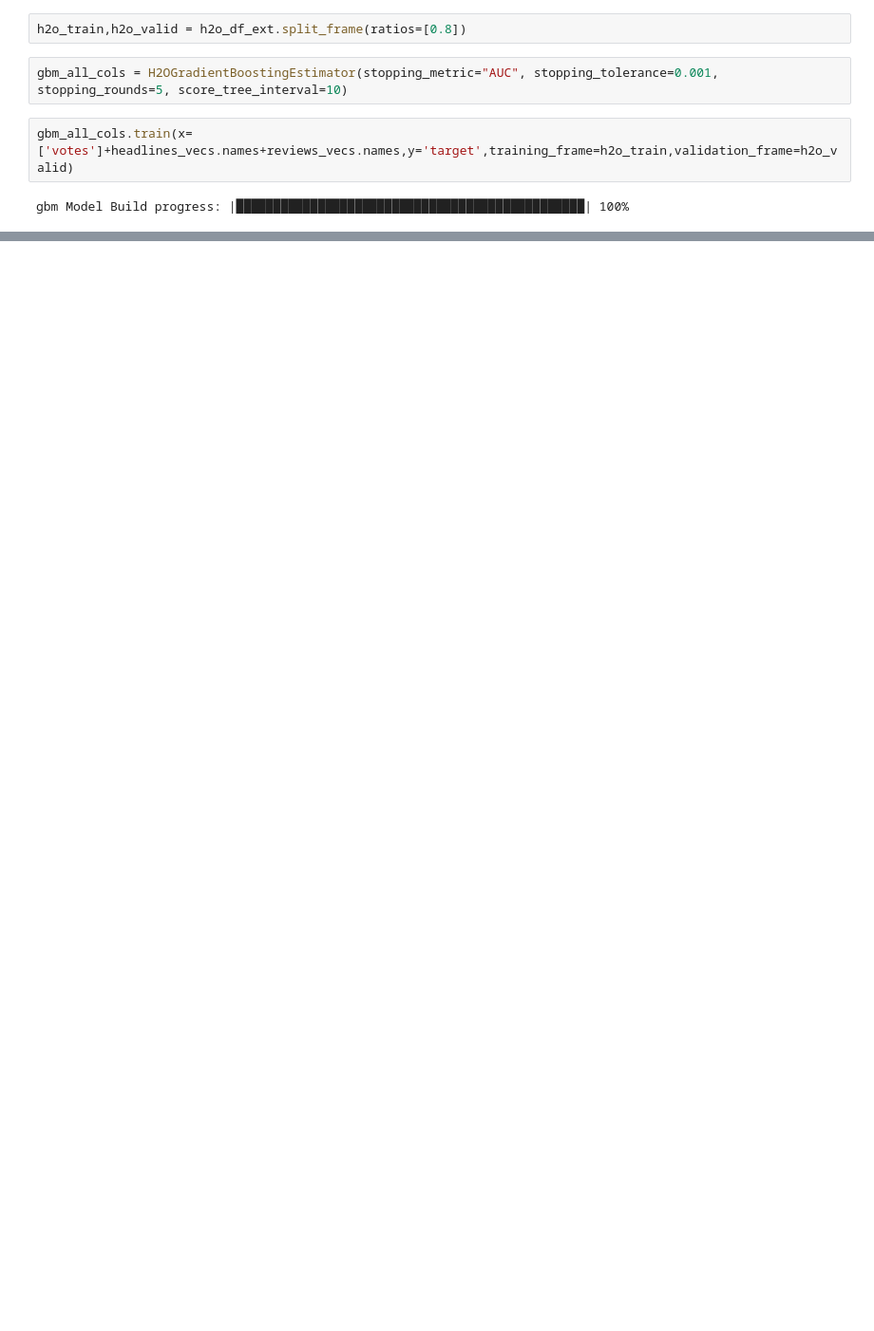
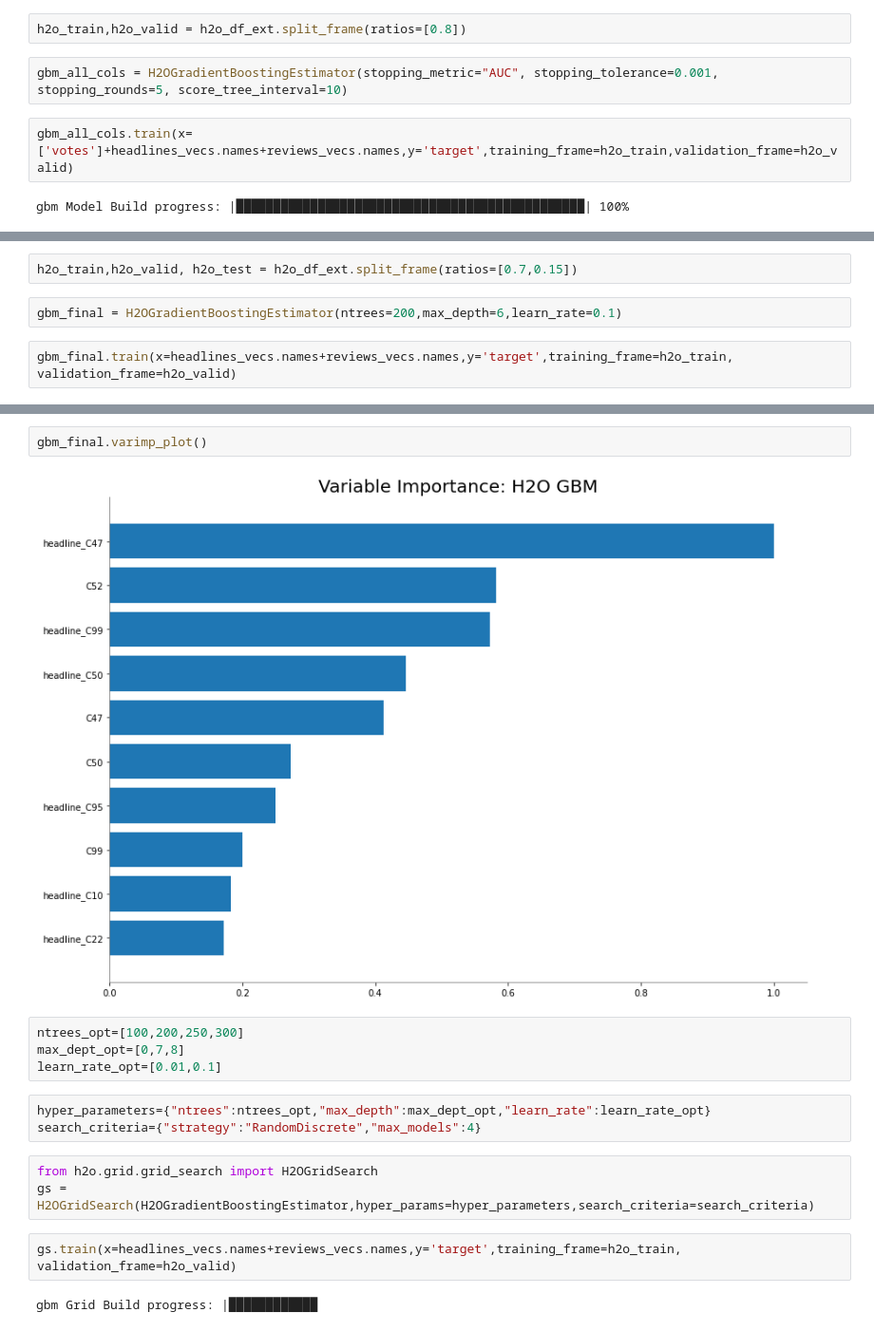
Before and after one commit to kappakpr/DeepLearning, a Jupyter notebook: senti2_GBM_H2O.ipynb, the cells around one changed output, grey strips where cells are left out. Shown: that part at 95% size. Cells and saved outputs as stored; diff of their text form; blank space fills up the shorter version.

```diff
--- a/senti2_GBM_H2O.ipynb
+++ b/senti2_GBM_H2O.ipynb
@@ -443,0 +507,6 @@ gbm_all_cols.varimp_plot()
+# %%
+h2o_train,h2o_valid, h2o_test = h2o_df_ext.split_frame(ratios=[0.7,0.15])
+# %%
+gbm_final = H2OGradientBoostingEstimator(ntrees=200,max_depth=6,learn_rate=0.1)
+# %%
+gbm_final.train(x=headlines_vecs.names+reviews_vecs.names,y='target',training_frame=h2o_train, validation_frame=h2o_valid)
@@ -443,0 +527,18 @@ gbm_all_cols.varimp_plot()
+# %%
+gbm_final.varimp_plot()
+# %% [output]
+[figure, added]
+# %%
+ntrees_opt=[100,200,250,300]
+max_dept_opt=[0,7,8]
+learn_rate_opt=[0.01,0.1]
+# %%
+hyper_parameters={"ntrees":ntrees_opt,"max_depth":max_dept_opt,"learn_rate":learn_rate_opt}
+search_criteria={"strategy":"RandomDiscrete","max_models":4}
+# %%
+from h2o.grid.grid_search import H2OGridSearch
+gs = H2OGridSearch(H2OGradientBoostingEstimator,hyper_params=hyper_parameters,search_criteria=search_criteria)
+# %%
+gs.train(x=headlines_vecs.names+reviews_vecs.names,y='target',training_frame=h2o_train, validation_frame=h2o_valid)
+# %% [output]
+gbm Grid Build progress: |████████████
```
Also changed, not shown: parts of 36 cells of this notebook.
